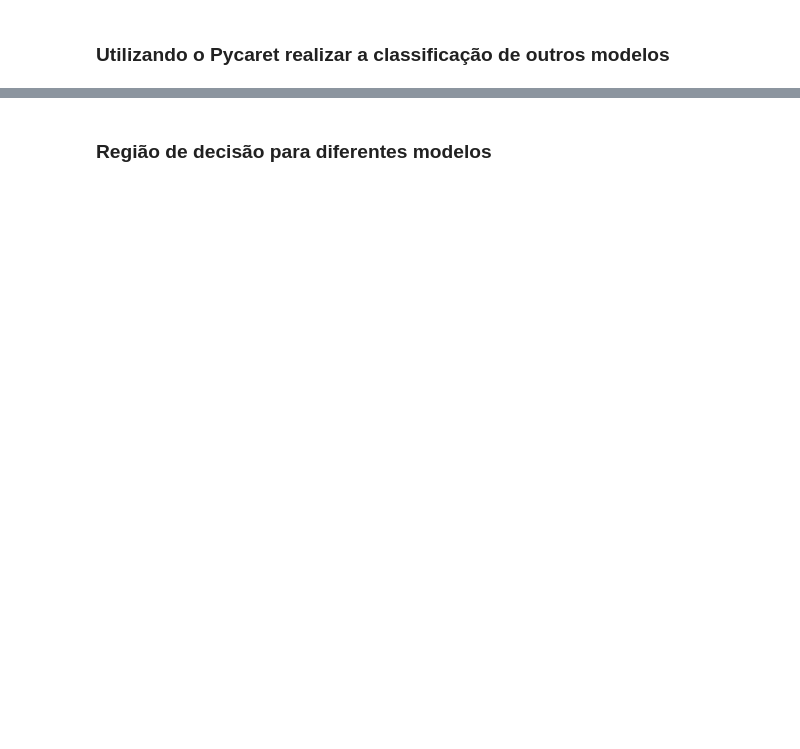
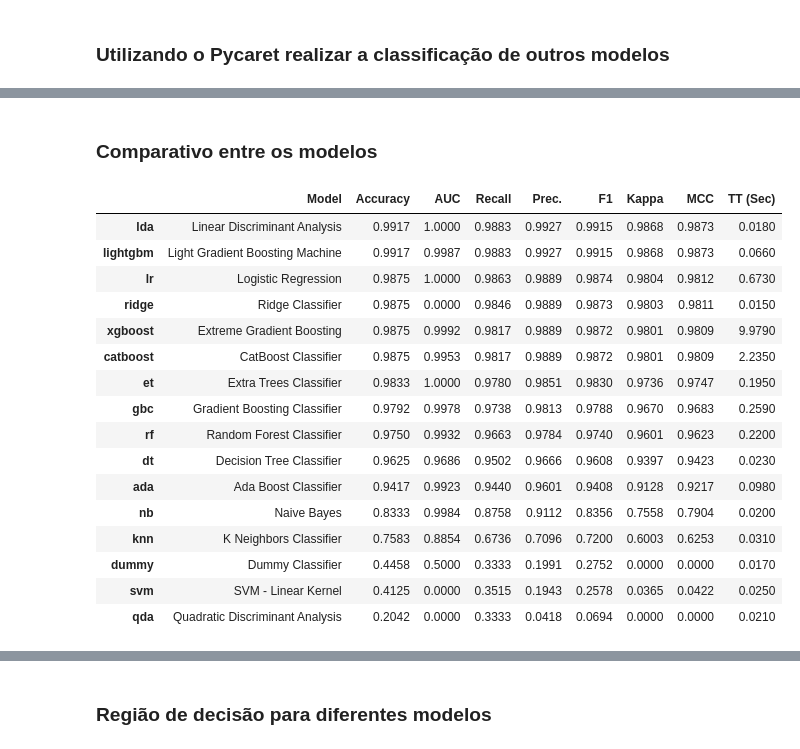
Before and after one commit to Heitorcp/sme_0829_apmaq, a Jupyter notebook: files/non_parametric_penguins_2.ipynb, the cells around one changed output, grey strips where cells are left out. Saved outputs shown, nothing was run; the diff lists cells and outputs as text; code cells hidden in the pictures; blank space fills up the shorter version.

```diff
--- a/files/non_parametric_penguins_2.ipynb
+++ b/files/non_parametric_penguins_2.ipynb
@@ -608,0 +575,22 @@ best = compare_models()
+# %% [markdown]
+### Comparativo entre os modelos
+# %%
+compare_models()
+# %% [output]
+|  | Model | Accuracy | AUC | Recall | Prec. | F1 | Kappa | MCC | TT (Sec) |
+| lda | Linear Discriminant Analysis | 0.9917 | 1.0000 | 0.9883 | 0.9927 | 0.9915 | 0.9868 | 0.9873 | 0.0180 |
+| lightgbm | Light Gradient Boosting Machine | 0.9917 | 0.9987 | 0.9883 | 0.9927 | 0.9915 | 0.9868 | 0.9873 | 0.0660 |
+| lr | Logistic Regression | 0.9875 | 1.0000 | 0.9863 | 0.9889 | 0.9874 | 0.9804 | 0.9812 | 0.6730 |
+| ridge | Ridge Classifier | 0.9875 | 0.0000 | 0.9846 | 0.9889 | 0.9873 | 0.9803 | 0.9811 | 0.0150 |
+| xgboost | Extreme Gradient Boosting | 0.9875 | 0.9992 | 0.9817 | 0.9889 | 0.9872 | 0.9801 | 0.9809 | 9.9790 |
+| catboost | CatBoost Classifier | 0.9875 | 0.9953 | 0.9817 | 0.9889 | 0.9872 | 0.9801 | 0.9809 | 2.2350 |
+| et | Extra Trees Classifier | 0.9833 | 1.0000 | 0.9780 | 0.9851 | 0.9830 | 0.9736 | 0.9747 | 0.1950 |
+| gbc | Gradient Boosting Classifier | 0.9792 | 0.9978 | 0.9738 | 0.9813 | 0.9788 | 0.9670 | 0.9683 | 0.2590 |
+| rf | Random Forest Classifier | 0.9750 | 0.9932 | 0.9663 | 0.9784 | 0.9740 | 0.9601 | 0.9623 | 0.2200 |
+| dt | Decision Tree Classifier | 0.9625 | 0.9686 | 0.9502 | 0.9666 | 0.9608 | 0.9397 | 0.9423 | 0.0230 |
+| ada | Ada Boost Classifier | 0.9417 | 0.9923 | 0.9440 | 0.9601 | 0.9408 | 0.9128 | 0.9217 | 0.0980 |
+| nb | Naive Bayes | 0.8333 | 0.9984 | 0.8758 | 0.9112 | 0.8356 | 0.7558 | 0.7904 | 0.0200 |
+| knn | K Neighbors Classifier | 0.7583 | 0.8854 | 0.6736 | 0.7096 | 0.7200 | 0.6003 | 0.6253 | 0.0310 |
+| dummy | Dummy Classifier | 0.4458 | 0.5000 | 0.3333 | 0.1991 | 0.2752 | 0.0000 | 0.0000 | 0.0170 |
+| svm | SVM - Linear Kernel | 0.4125 | 0.0000 | 0.3515 | 0.1943 | 0.2578 | 0.0365 | 0.0422 | 0.0250 |
+| qda | Quadratic Discriminant Analysis | 0.2042 | 0.0000 | 0.3333 | 0.0418 | 0.0694 | 0.0000 | 0.0000 | 0.0210 |
```
Also changed, not shown: parts of 26 cells of this notebook.
